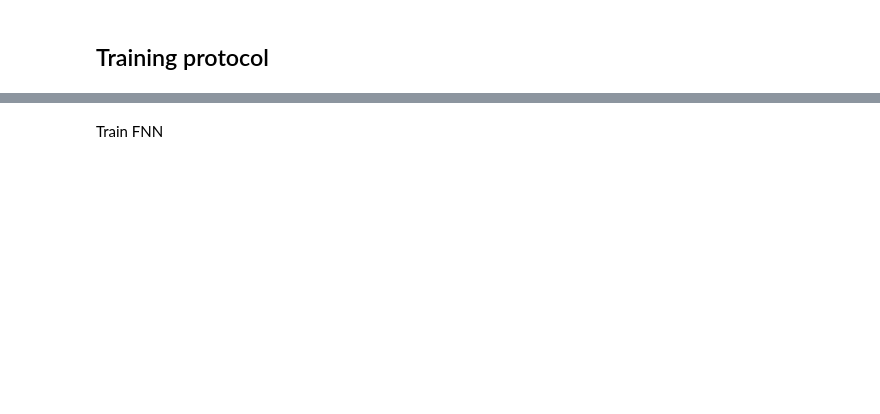
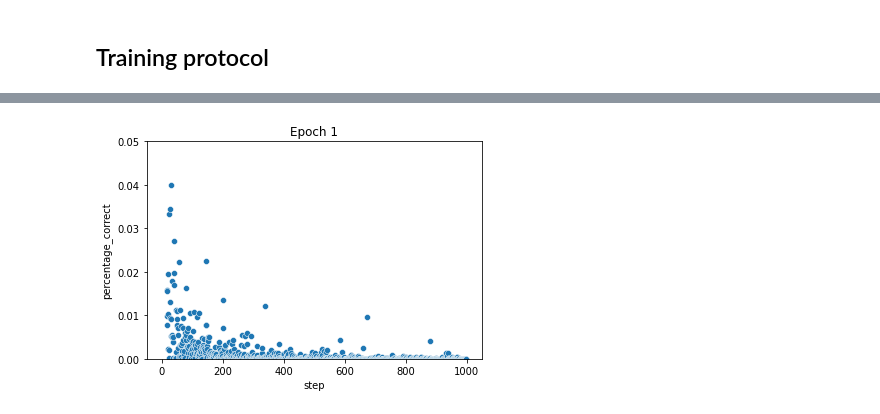
Before and after one commit to rbroc/ctx_transformers, a Jupyter notebook: subreddit_pushshift_triplet_tpu.ipynb, the cells around one changed output, grey strips where cells are left out. Drawn from its saved outputs; the diff is of its cells as text; code cells hidden in the pictures; blank space fills up the shorter version.

Commit message:
update tpu/distributed training script (now working)

```diff
--- a/subreddit_pushshift_triplet_tpu.ipynb
+++ b/subreddit_pushshift_triplet_tpu.ipynb
@@ -264,4 +135,5 @@ ds_val = ds_triplet.skip(n_train).take(n_val)
 # %%
-ds_train = strategy.experimental_distribute_dataset(ds_train)
-ds_val = strategy.experimental_distribute_dataset(ds_val)
-ds_test = strategy.experimental_distribute_dataset(ds_test)
+ds_small = strategy.experimental_distribute_dataset(ds_small)
+#ds_train = strategy.experimental_distribute_dataset(ds_train)
+#ds_val = strategy.experimental_distribute_dataset(ds_val)
+#ds_test = strategy.experimental_distribute_dataset(ds_test)
@@ -268,11 +180,8 @@ ds_test = strategy.experimental_distribute_dataset(ds_test)
 # %% [markdown]
 ## Training protocol
-# %%
-metric = TripletAccuracy(margin=.5)
-loss_model1 = TripletLoss(margin=.5, raw_enc=True)
-loss_model2 = TripletLoss(margin=.5, raw_enc=False)
-optimizer = keras.optimizers.Adam(learning_rate=10e-5)
-#model2 = keras.Model(input_ids, ffn_out)
+# %%
+loss_margin = 10 #0.0002
+learning_rate = 10e-5
 # %%
 with strategy.scope():
 
@@ -304,22 +223,0 @@ with strategy.scope():
-# %%
-EPOCHS = 1
-
-with strategy.scope():
-  for epoch in range(EPOCHS):
-
-    pb_i = Progbar(n_train, stateful_metrics=['loss', 'correct'])
-    tf.print(f'Epoch {int(epoch)}')
-
-    epoch_losses = []
-    epoch_metrics = []
-    num_batches = 0
-
-    for x in ds_train:
-      loss, correct = distributed_train_step(x)
-      epoch_losses.append(loss)
-      epoch_metrics.append(correct)
-      num_batches += 1
-
-      pb_i.add(1, values=[('loss', loss), ('correct', int(correct))])
-
-    metric_obj.reset_states()
@@ -443,2 +223,0 @@ def run_training(n_epochs,
-# %% [markdown]
-Train FNN
@@ -454,5 +277,11 @@ losses_nn1_nt, metric_nn1_nt = run_training(n_epochs=1,
 # %%
 import seaborn as sns
 from matplotlib import pyplot as plt
-sns.scatterplot(x=range(len(losses_nn1_nt)), y=[l.numpy() for l in losses_nn1_nt])
+sns.scatterplot(x=range(len(epoch_metrics)), y=[e.numpy() for e in epoch_metrics])
+plt.title('Epoch 1')
+plt.xlabel('step')
+plt.ylabel('percentage_correct')
+plt.ylim(0, 0.05)
 plt.show()
+# %% [output]
+[figure, added]
```
Also changed, not shown: parts of 43 cells of this notebook.
